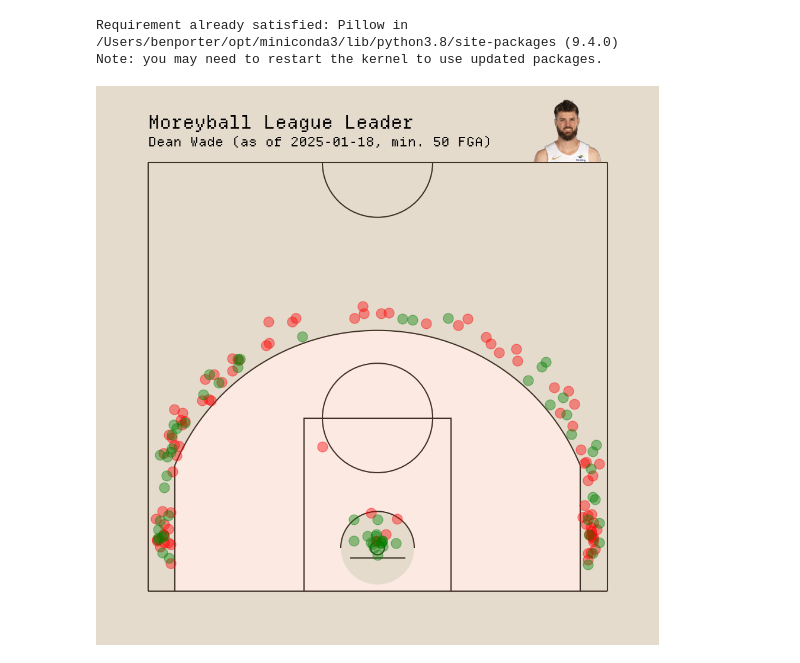
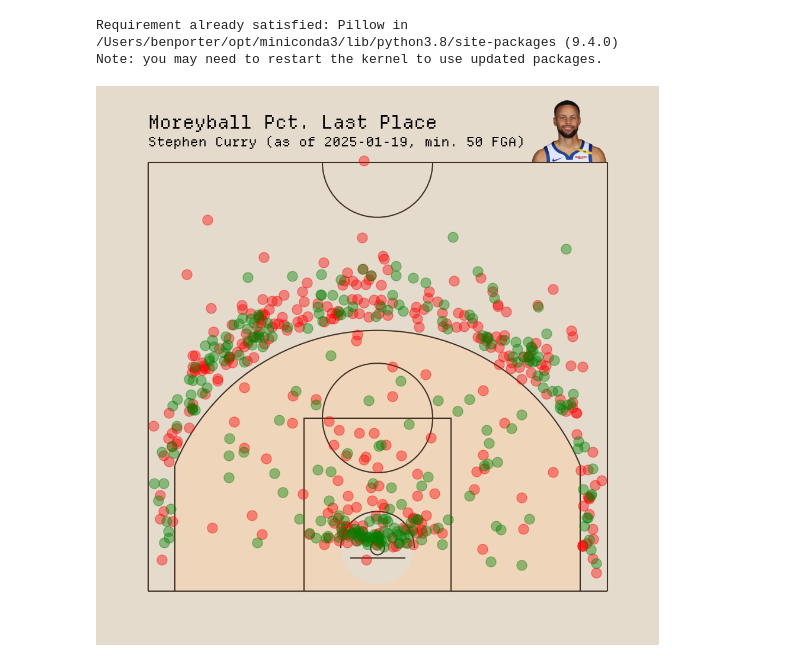
Before and after one commit to penborter/nba-data, a Jupyter notebook: utils/CourtPlot.ipynb, the cells around one changed output. Saved outputs shown, nothing was run; the diff lists cells and outputs as text; code cells hidden in the pictures.

```diff
--- a/utils/CourtPlot.ipynb
+++ b/utils/CourtPlot.ipynb
@@ -231,16 +231,16 @@ Note: you may need to restart the kernel to use updated packages.
 # %%
 from CourtPlot import CourtPlot
 # %%
-dwplot = CourtPlot('Dean Wade', bg="#e4dbcd", ec="#403126", fc="#ffbf80")
+dwplot = CourtPlot('Stephen Curry', bg="#e4dbcd", ec="#403126", fc="#efd5b9")
 # %%
 from datetime import datetime
 # %%
 title_text = "Moreyball League Leader - {season}"
 dwplot.plot_shots(
-                    title_text="Moreyball League Leader",
+                    title_text="Moreyball Pct. Last Place",
                     subtitle_text = dwplot.player_name + " (as of {date}, min. 50 FGA)".format(date=datetime.today().strftime('%Y-%m-%d')),
                     save_plot=True)
 
 # dwplot.plot_shots(subtitle_text=dwplot.player_name, title_text="Moreyball League Leader", save_plot=True)
 # %% [output]
-[figure, old version]
+[figure, new version]
```
Also changed, not shown: 3 other files.
